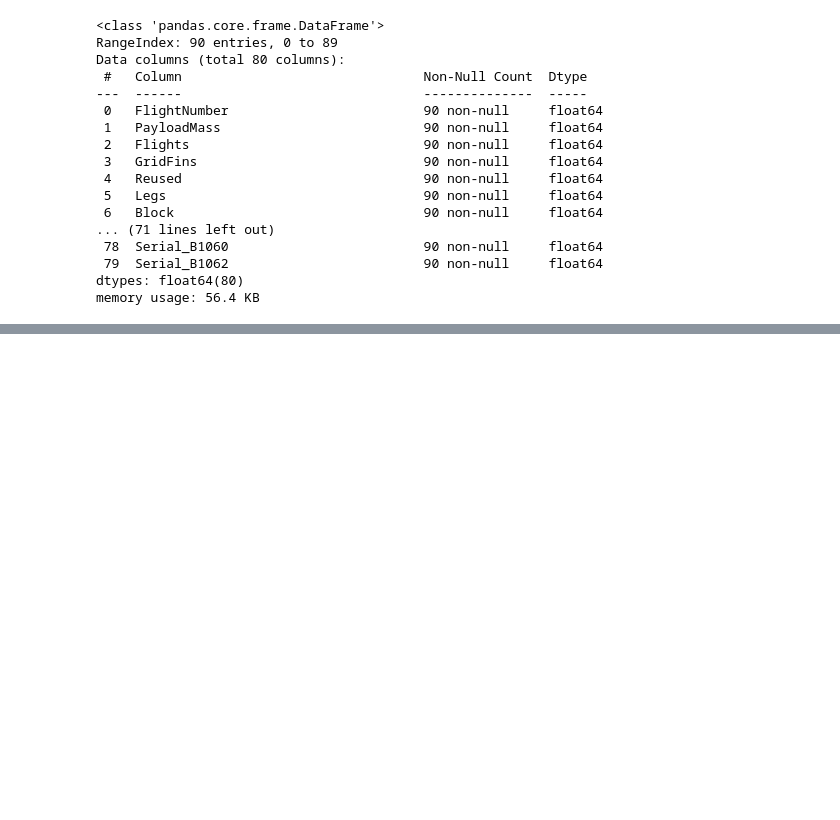
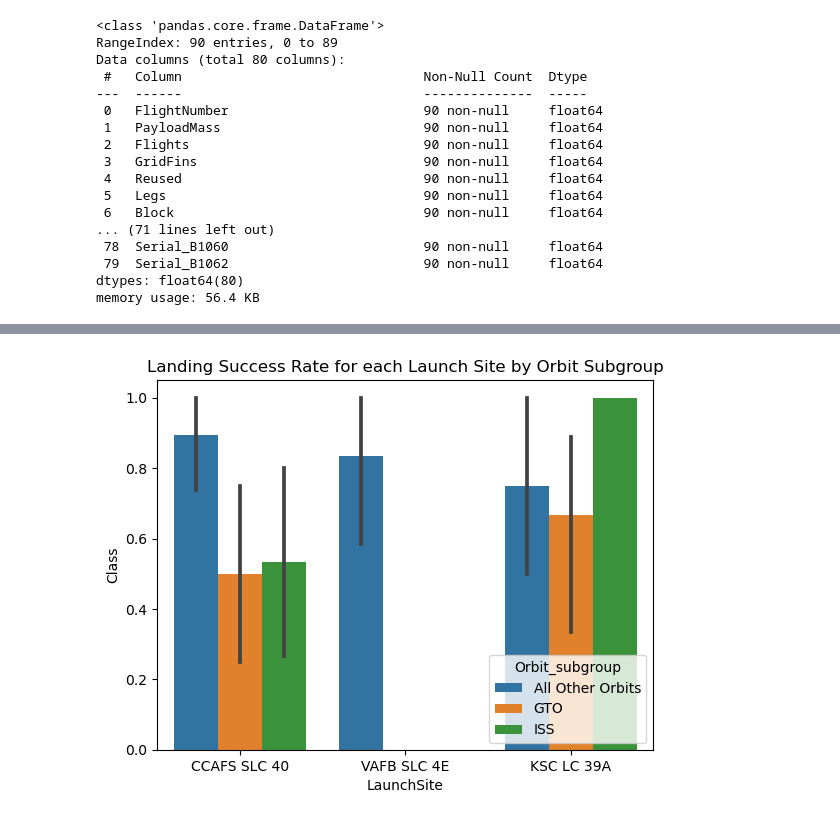
Before and after one commit to te-ex153/ibm-capstone, a Jupyter notebook: ibm_capstone_visualization.ipynb, the cells around one changed output, grey strips where cells are left out. Cells and saved outputs as stored; diff of their text form; code cells hidden in the pictures; blank space fills up the shorter version.

```diff
--- a/ibm_capstone_visualization.ipynb
+++ b/ibm_capstone_visualization.ipynb
@@ -204,0 +221,4 @@ memory usage: 56.4 KB
+# %%
+df = df[df['FlightNumber'] >= 7]
+df['PayloadMass'].max()
+25/84
@@ -204,0 +281,18 @@ memory usage: 56.4 KB
+# %%
+orbit_subgroup = []
+for i in df['Orbit']:
+    if i not in ['GTO', 'ISS']:
+        i = 'All Other Orbits'
+    orbit_subgroup.append(i)
+
+
+orbit_subgroup = pd.Series(orbit_subgroup)
+orbit_subgroup.name = 'Orbit_subgroup'
+df['Orbit_subgroup'] = orbit_subgroup.values
+df['Orbit_subgroup'] = df['Orbit_subgroup'].astype('category')
+
+sns.barplot(data=df, x='LaunchSite', y='Class', hue='Orbit_subgroup')
+plt.title('Landing Success Rate for each Launch Site by Orbit Subgroup')
+plt.show()
+# %% [output]
+[figure, added]
```
Also changed, not shown: parts of 18 cells of this notebook.
